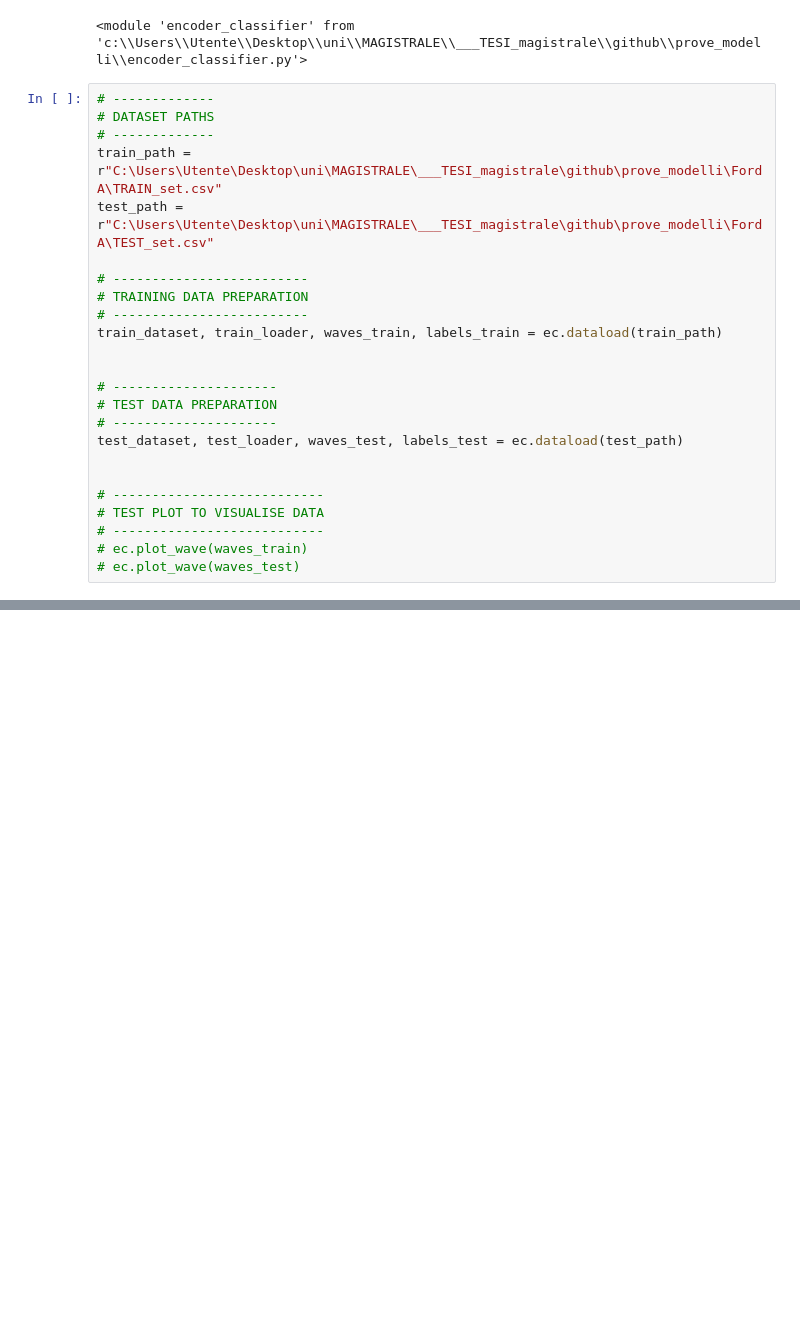
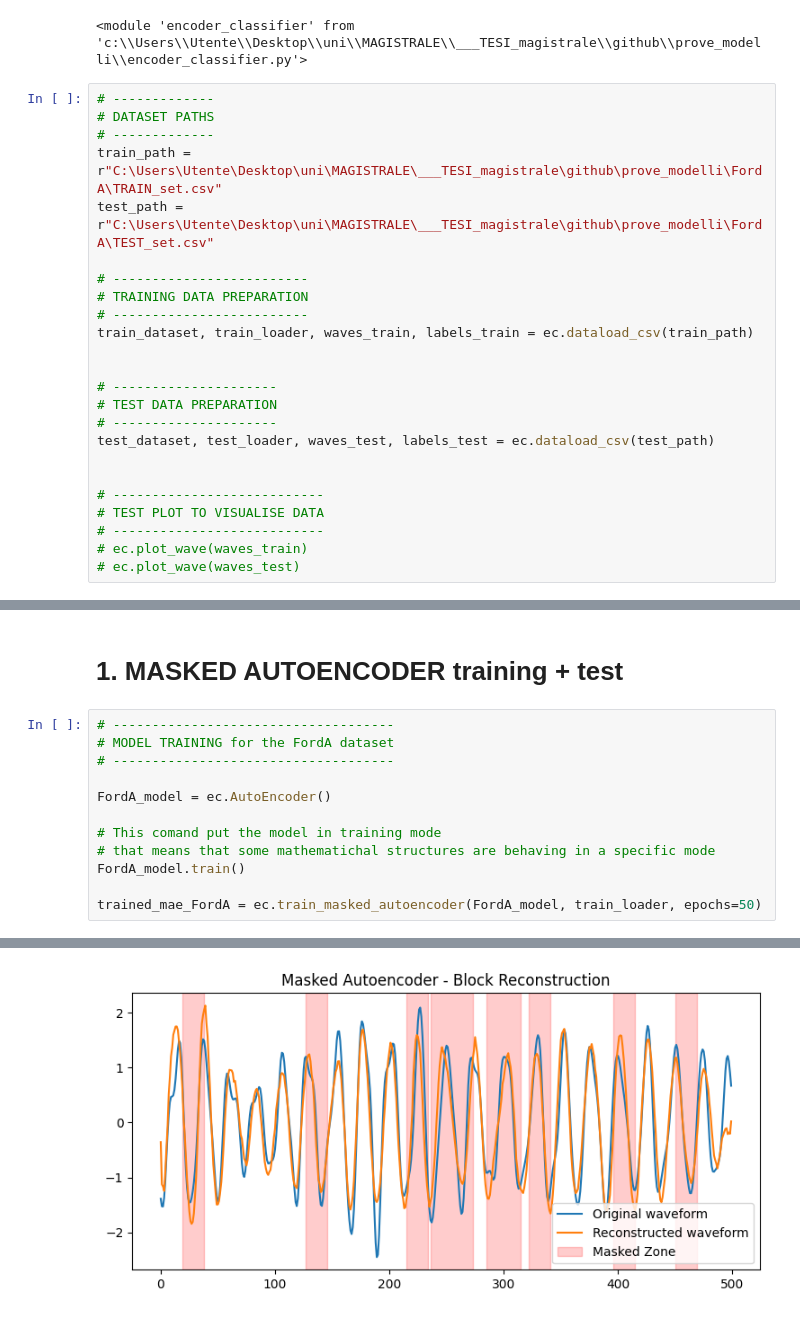
Before and after one commit to b3n3d3tt4/prova_modelli, a Jupyter notebook: masked_autoencoder.ipynb, the cells around one changed output, grey strips where cells are left out. Cells and saved outputs as stored; diff of their text form; blank space fills up the shorter version.

Commit message:
Masked training trials

```diff
--- a/masked_autoencoder.ipynb
+++ b/masked_autoencoder.ipynb
@@ -24,13 +24,13 @@ test_path = r"C:\Users\Utente\Desktop\uni\MAGISTRALE\___TESI_magistrale\github\p
 # -------------------------
 # TRAINING DATA PREPARATION
 # -------------------------
-train_dataset, train_loader, waves_train, labels_train = ec.dataload(train_path)
+train_dataset, train_loader, waves_train, labels_train = ec.dataload_csv(train_path)
 
 
 # ---------------------
 # TEST DATA PREPARATION
 # ---------------------
-test_dataset, test_loader, waves_test, labels_test = ec.dataload(test_path)
+test_dataset, test_loader, waves_test, labels_test = ec.dataload_csv(test_path)
 
 
 # ---------------------------
@@ -40,0 +50,15 @@ test_dataset, test_loader, waves_test, labels_test = ec.dataload(test_path)
+# %% [markdown]
+# 1. MASKED AUTOENCODER training + test
+# %%
+# ------------------------------------
+# MODEL TRAINING for the FordA dataset
+# ------------------------------------
+
+FordA_model = ec.AutoEncoder()
+
+# This comand put the model in training mode
+# that means that some mathematichal structures are behaving in a specific mode
+FordA_model.train()
+
+trained_mae_FordA = ec.train_masked_autoencoder(FordA_model, train_loader, epochs=50)
+# %% [output]
@@ -40,0 +82 @@ test_dataset, test_loader, waves_test, labels_test = ec.dataload(test_path)
+[figure, added]
```
Also changed, not shown: parts of 3 cells of this notebook, 1 other file.
